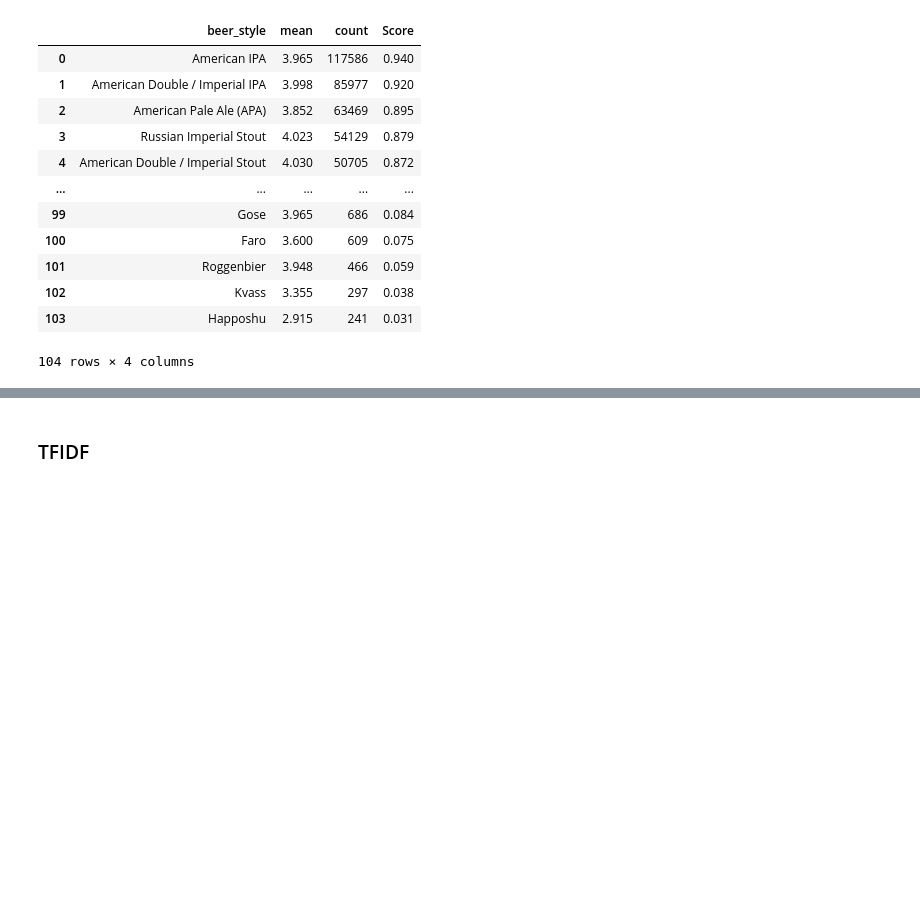
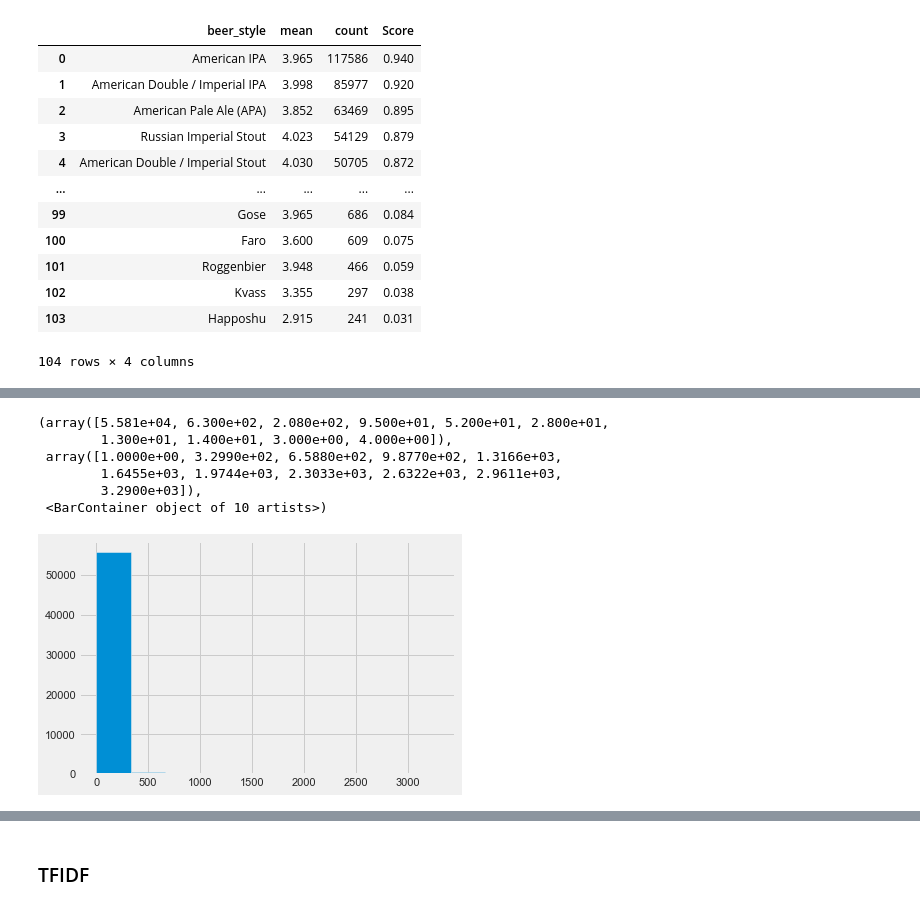
Before and after one commit to KonuTech/beer-reviews-recommender, a Jupyter notebook: beer_review_recommender.ipynb, the cells around one changed output, grey strips where cells are left out. Saved outputs shown, nothing was run; the diff lists cells and outputs as text; code cells hidden in the pictures; blank space fills up the shorter version.

```diff
--- a/beer_review_recommender.ipynb
+++ b/beer_review_recommender.ipynb
@@ -795,0 +805,3 @@ ps.sqldf(q1, locals())
+# %%
+reviews_by_beer_name_mean_count = beer_reviews_copy[["review_overall", "beer_name"]].groupby(['beer_name']).agg(["mean", "count"]).fillna(0)
+reviews_by_beer_name_mean_count.columns = reviews_by_beer_name_mean_count.columns.droplevel(0)
@@ -795,0 +825,10 @@ ps.sqldf(q1, locals())
+# %%
+plt.hist(reviews_by_beer_name_mean_count["count"])
+# %% [output]
+(array([5.581e+04, 6.300e+02, 2.080e+02, 9.500e+01, 5.200e+01, 2.800e+01,
+        1.300e+01, 1.400e+01, 3.000e+00, 4.000e+00]),
+ array([1.0000e+00, 3.2990e+02, 6.5880e+02, 9.8770e+02, 1.3166e+03,
+        1.6455e+03, 1.9744e+03, 2.3033e+03, 2.6322e+03, 2.9611e+03,
+        3.2900e+03]),
+ <BarContainer object of 10 artists>)
+[figure, added]
```
Also changed, not shown: parts of 40 cells of this notebook.
